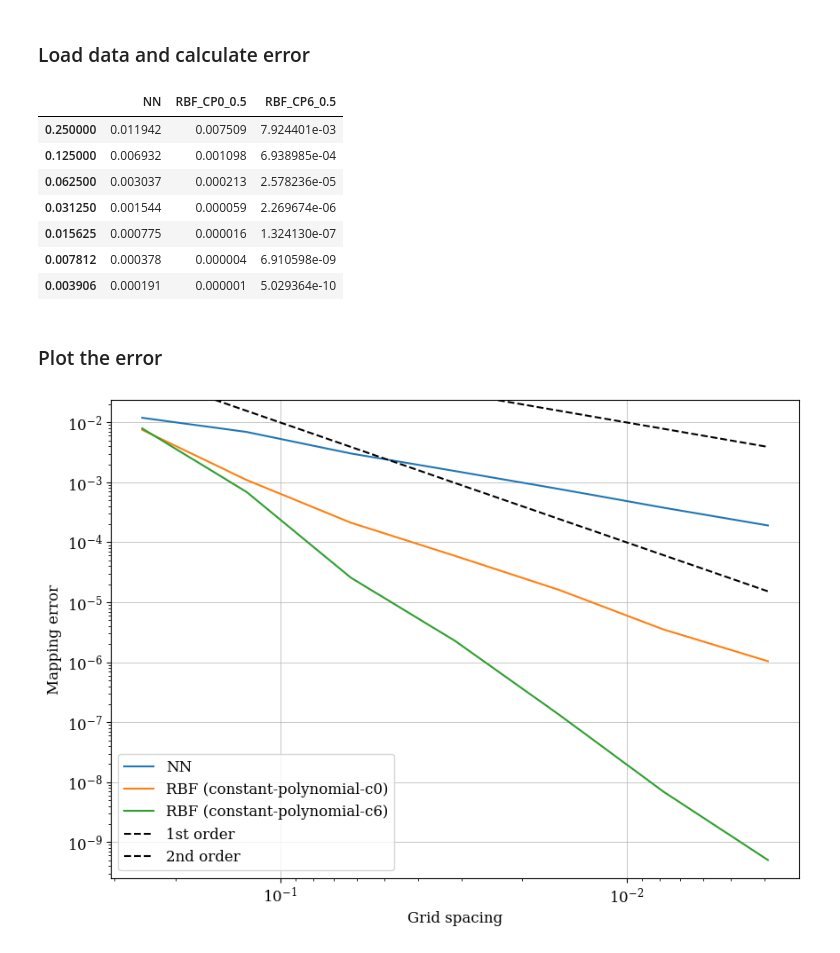
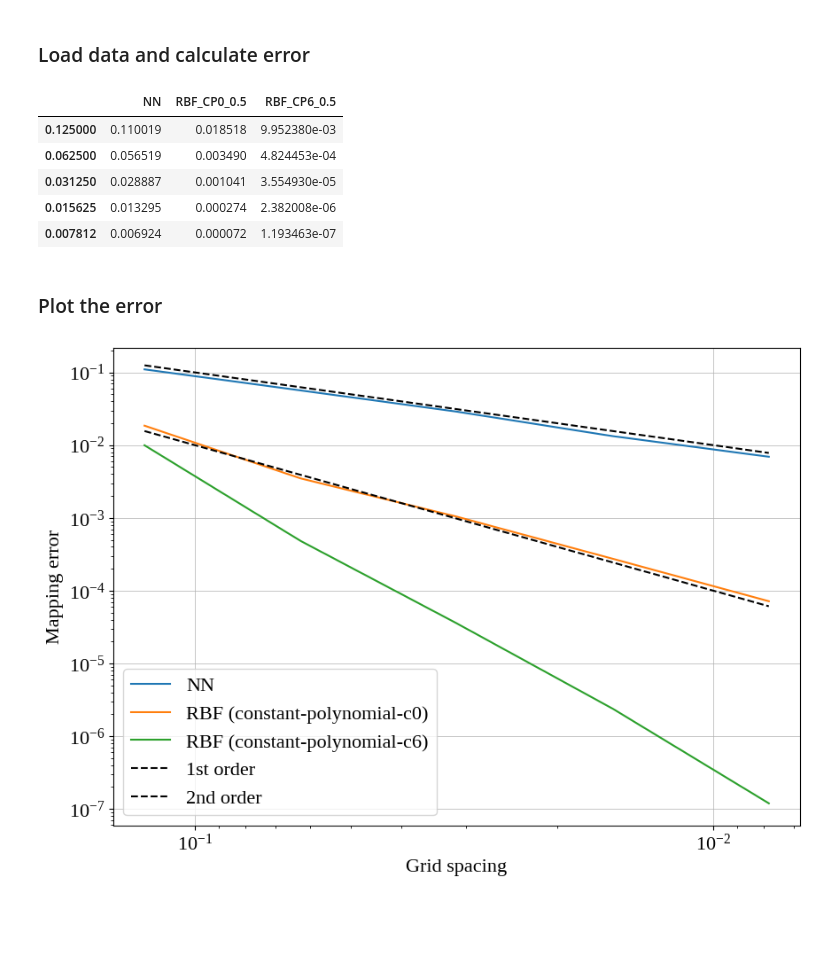
Before and after one commit to r-walloner/Flexible-mesh-particle-coupling-with-preCICE, a Jupyter notebook: particle_tracing_rayleigh_kothe_vortex/experiments/convergence_under_grid_refinement/mapping_error_converges_under_grid_refinement.ipynb, the cells around one changed output. Cells and saved outputs as stored; diff of their text form; code cells hidden in the pictures; blank space fills up the shorter version.

Commit message:
Figures

```diff
--- a/particle_tracing_rayleigh_kothe_vortex/experiments/convergence_under_grid_refinement/mapping_error_converges_under_grid_refinement.ipynb
+++ b/particle_tracing_rayleigh_kothe_vortex/experiments/convergence_under_grid_refinement/mapping_error_converges_under_grid_refinement.ipynb
@@ -82,17 +82,15 @@ def load_data(runs_dir: pathlib.Path, timestep: int) -> pd.DataFrame:
     # Convert data dict to pandas DataFrame
     return pd.DataFrame(data).sort_index(axis=0, ascending=False).sort_index(axis=1)
 
-df = load_data(working_dir, 2106)
+df = load_data(working_dir, 2400)
 df
 # %% [output]
 |  | NN | RBF_CP0_0.5 | RBF_CP6_0.5 |
-| 0.250000 | 0.011942 | 0.007509 | 7.924401e-03 |
-| 0.125000 | 0.006932 | 0.001098 | 6.938985e-04 |
-| 0.062500 | 0.003037 | 0.000213 | 2.578236e-05 |
-| 0.031250 | 0.001544 | 0.000059 | 2.269674e-06 |
-| 0.015625 | 0.000775 | 0.000016 | 1.324130e-07 |
-| 0.007812 | 0.000378 | 0.000004 | 6.910598e-09 |
-| 0.003906 | 0.000191 | 0.000001 | 5.029364e-10 |
+| 0.125000 | 0.110019 | 0.018518 | 9.952380e-03 |
+| 0.062500 | 0.056519 | 0.003490 | 4.824453e-04 |
+| 0.031250 | 0.028887 | 0.001041 | 3.554930e-05 |
+| 0.015625 | 0.013295 | 0.000274 | 2.382008e-06 |
+| 0.007812 | 0.006924 | 0.000072 | 1.193463e-07 |
 # %% [markdown]
 ### Plot the error
 # %%
@@ -117,46 +115,49 @@ def plot_error_convergence(data: pd.DataFrame, title: str, reference_lines = Tru
         fig, ax = plt.subplots(figsize=(10, 7))
         plt.rcParams.update({
             "font.family": "serif",
-            "font.size": 12,
-            "axes.labelsize": 12,
-            "axes.titlesize": 12,
-            "xtick.labelsize": 12,
-            "ytick.labelsize": 12,
+            "font.serif": ["Liberation Serif"],
+            "mathtext.fontset": "stix",
+            "font.size": 16,
+            "axes.labelsize": 16,
+            "axes.titlesize": 16,
+            "xtick.labelsize": 16,
+            "ytick.labelsize": 16,
+            "legend.fontsize": 16,
             "xtick.color": "black",
             "ytick.color": "black",
             "axes.labelcolor": "black",
-            "legend.fontsize": 12,
         })
 
     # Plot the data
     # for column in data.columns:
     #     ax.plot(data.index, data[column], label=column)
     ax.plot(data.index, data["NN"], label="NN")
     ax.plot(data.index, data["RBF_CP0_0.5"], label="RBF (constant-polynomial-c0)")
     ax.plot(data.index, data["RBF_CP6_0.5"], label="RBF (constant-polynomial-c6)")
 
     # Plot reference lines
     if reference_lines:
         # First order convergence
         ax.plot(data.index, data.index, linestyle="--", color="black", label="1st order")
         # Second order convergence
         ax.plot(data.index, data.index ** 2, linestyle="--", color="black", label="2nd order")
+
 
     # Add labels and legend
     # ax.set_title(title)
     ax.legend()
     ax.grid(linewidth=0.5)
 
     # Configure axes
     ax.set_xlabel("Grid spacing")
     ax.set_xscale("log")
     ax.invert_xaxis()
 
     ax.set_ylabel("Mapping error")
     ax.set_yscale("log")
     ax.set_ylim(data.min().min() / 2, data.max().max() * 2)
     fig.savefig(working_dir / "vortex_tracing_mapping_error_vs_grid_spacing.pdf", bbox_inches="tight")
 
 plot_error_convergence(df, "")
 # %% [output]
-[figure, old version]
+[figure, new version]
```
Also changed, not shown: 5 other files.
